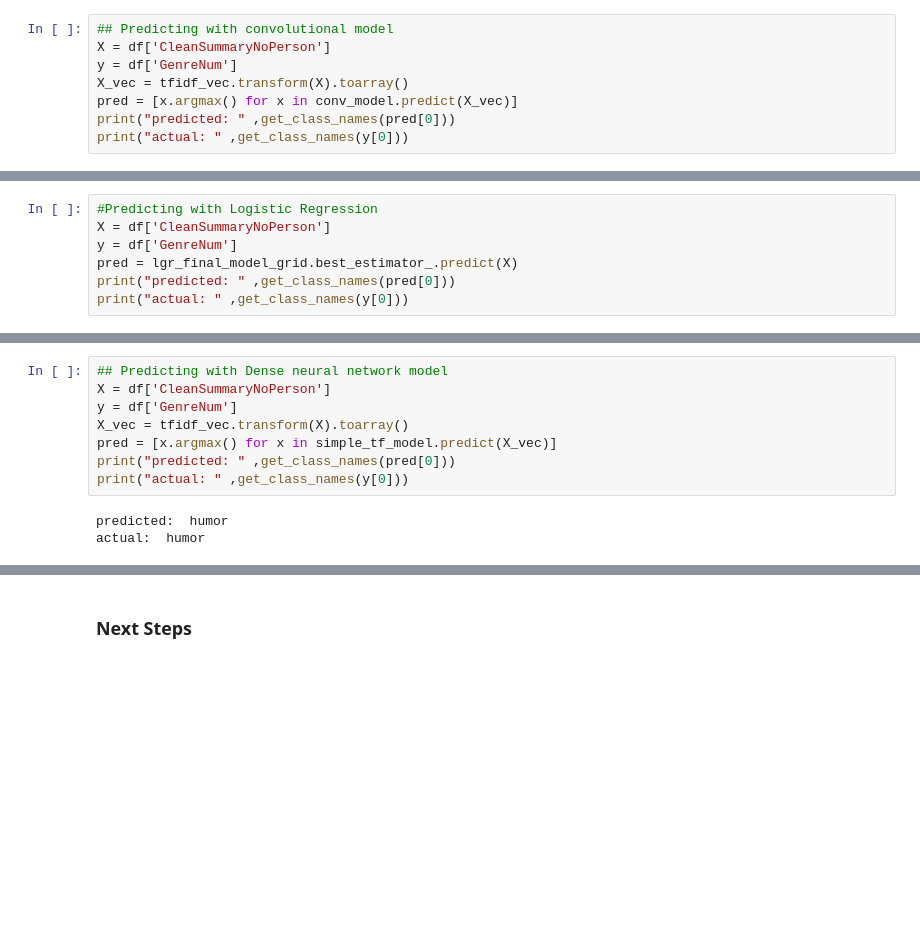
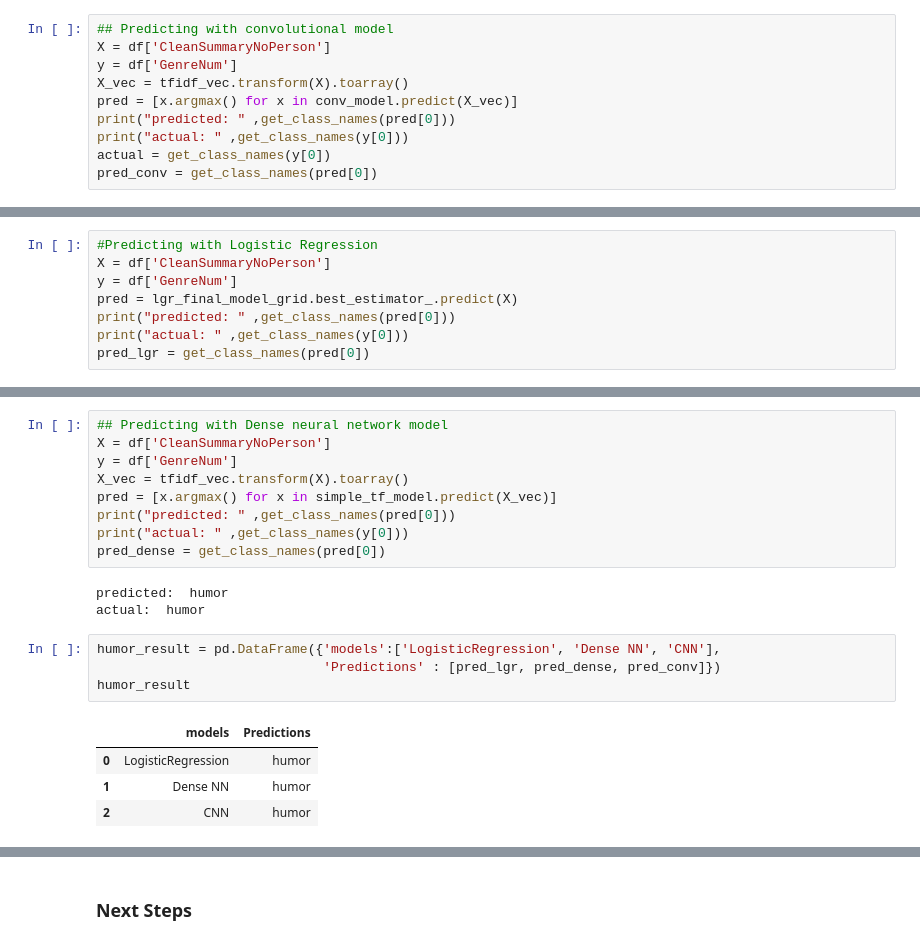
Before and after one commit to archana-rg/books-analysis, a Jupyter notebook: FinalBookGenrePred.ipynb, the cells around one changed output, grey strips where cells are left out. Cells and saved outputs as stored; diff of their text form; blank space fills up the shorter version.

```diff
--- a/FinalBookGenrePred.ipynb
+++ b/FinalBookGenrePred.ipynb
@@ -1254,6 +1313,8 @@ X_vec = tfidf_vec.transform(X).toarray()
 pred = [x.argmax() for x in conv_model.predict(X_vec)]
 print("predicted: " ,get_class_names(pred[0]))
 print("actual: " ,get_class_names(y[0]))
+actual = get_class_names(y[0])
+pred_conv = get_class_names(pred[0])
 # %% [output]
 predicted:  humor
 actual:  humor
@@ -1264,6 +1325,7 @@ y = df['GenreNum']
 pred = lgr_final_model_grid.best_estimator_.predict(X)
 print("predicted: " ,get_class_names(pred[0]))
 print("actual: " ,get_class_names(y[0]))
+pred_lgr = get_class_names(pred[0])
 # %% [output]
 predicted:  humor
 actual:  humor
@@ -1275,6 +1337,16 @@ X_vec = tfidf_vec.transform(X).toarray()
 pred = [x.argmax() for x in simple_tf_model.predict(X_vec)]
 print("predicted: " ,get_class_names(pred[0]))
 print("actual: " ,get_class_names(y[0]))
+pred_dense = get_class_names(pred[0])
 # %% [output]
 predicted:  humor
 actual:  humor
+# %%
+humor_result = pd.DataFrame({'models':['LogisticRegression', 'Dense NN', 'CNN'],
+                             'Predictions' : [pred_lgr, pred_dense, pred_conv]})
+humor_result
+# %% [output]
+|  | models | Predictions |
+| 0 | LogisticRegression | humor |
+| 1 | Dense NN | humor |
+| 2 | CNN | humor |
```
Also changed, not shown: parts of 27 cells of this notebook, 15 other files.
